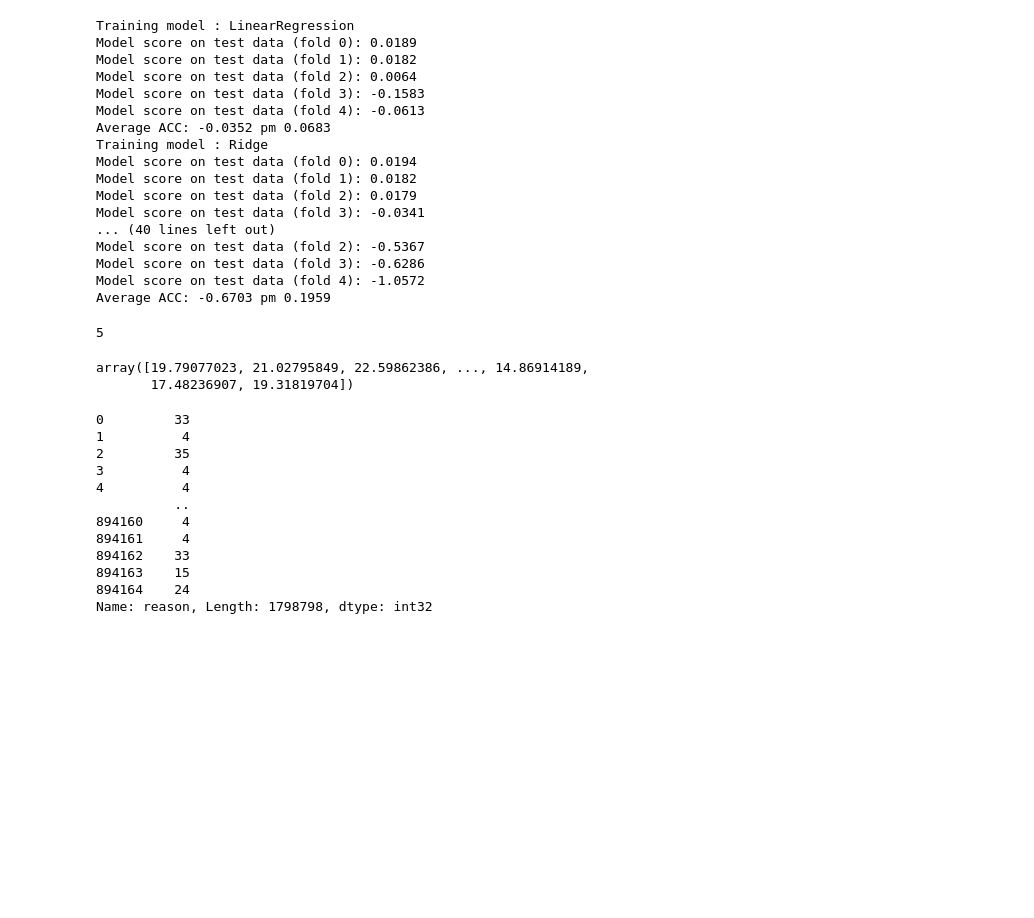
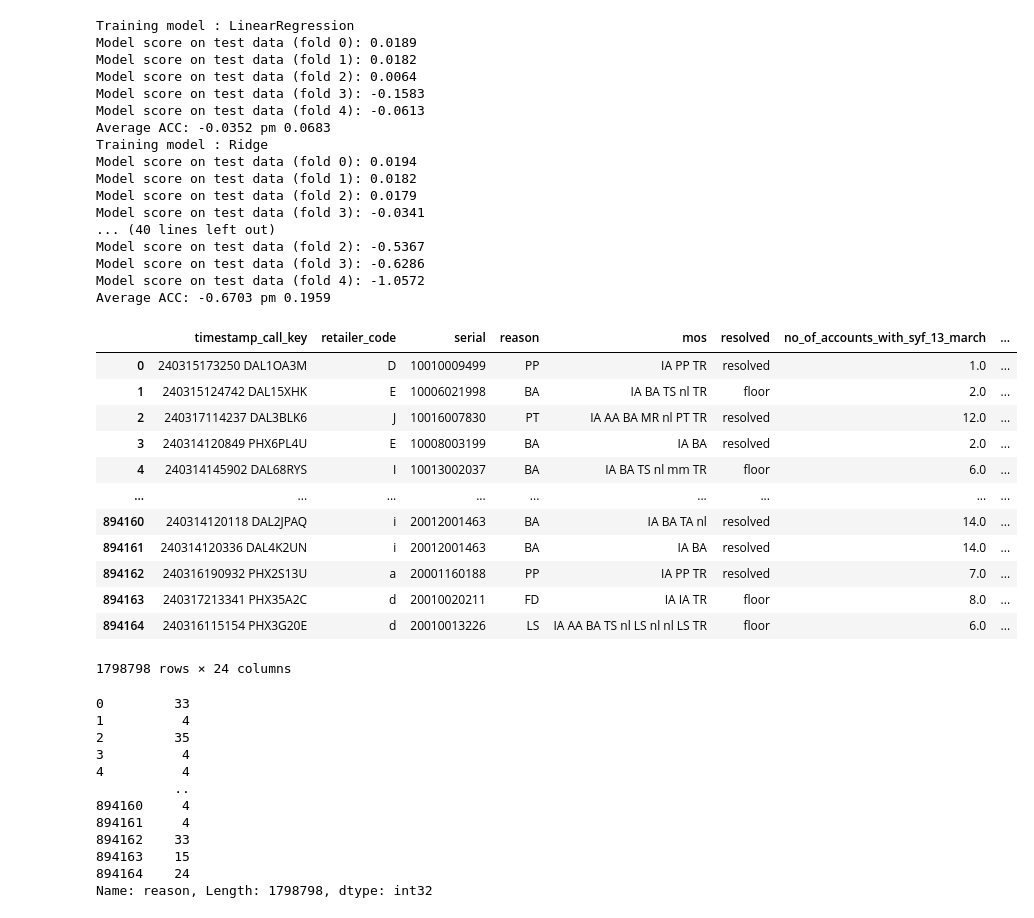
Before and after one commit to liu-bingyan/IllinoisDatathon2024, a Jupyter notebook: test.ipynb, the cells around one changed output. Drawn from its saved outputs; the diff is of its cells as text; code cells hidden in the pictures; blank space fills up the shorter version.

```diff
--- a/test.ipynb
+++ b/test.ipynb
@@ -70,12 +124,3 @@ Model score on test data (fold 2): -0.5367
 Model score on test data (fold 3): -0.6286
 Model score on test data (fold 4): -1.0572
 Average ACC: -0.6703 pm 0.1959
-# %%
-len(records[0])
-# %% [output]
-5
-# %%
-y_pred
-# %% [output]
-array([19.79077023, 21.02795849, 22.59862386, ..., 14.86914189,
-       17.48236907, 19.31819704])
@@ -82,3 +129,19 @@ array([19.79077023, 21.02795849, 22.59862386, ..., 14.86914189,
+# %%
+display(df)
+# %% [output]
+|  | timestamp_call_key | retailer_code | serial | reason | mos | resolved | no_of_accounts_with_syf_13_march | ... |
+| 0 | 240315173250 DAL1OA3M | D | 10010009499 | PP | IA PP TR | resolved | 1.0 | ... |
+| 1 | 240315124742 DAL15XHK | E | 10006021998 | BA | IA BA TS nl TR | floor | 2.0 | ... |
+| 2 | 240317114237 DAL3BLK6 | J | 10016007830 | PT | IA AA BA MR nl PT TR | resolved | 12.0 | ... |
+| 3 | 240314120849 PHX6PL4U | E | 10008003199 | BA | IA BA | resolved | 2.0 | ... |
+| 4 | 240314145902 DAL68RYS | I | 10013002037 | BA | IA BA TS nl mm TR | floor | 6.0 | ... |
+| ... | ... | ... | ... | ... | ... | ... | ... | ... |
+| 894160 | 240314120118 DAL2JPAQ | i | 20012001463 | BA | IA BA TA nl | resolved | 14.0 | ... |
+| 894161 | 240314120336 DAL4K2UN | i | 20012001463 | BA | IA BA | resolved | 14.0 | ... |
+| 894162 | 240316190932 PHX2S13U | a | 20001160188 | PP | IA PP TR | resolved | 7.0 | ... |
+| 894163 | 240317213341 PHX35A2C | d | 20010020211 | FD | IA IA TR | floor | 8.0 | ... |
+| 894164 | 240316115154 PHX3G20E | d | 20010013226 | LS | IA AA BA TS nl LS nl nl LS TR | floor | 6.0 | ... |
+1798798 rows × 24 columns
 # %%
 y
 # %% [output]
```
Also changed, not shown: parts of 11 cells of this notebook, 11 other files.
